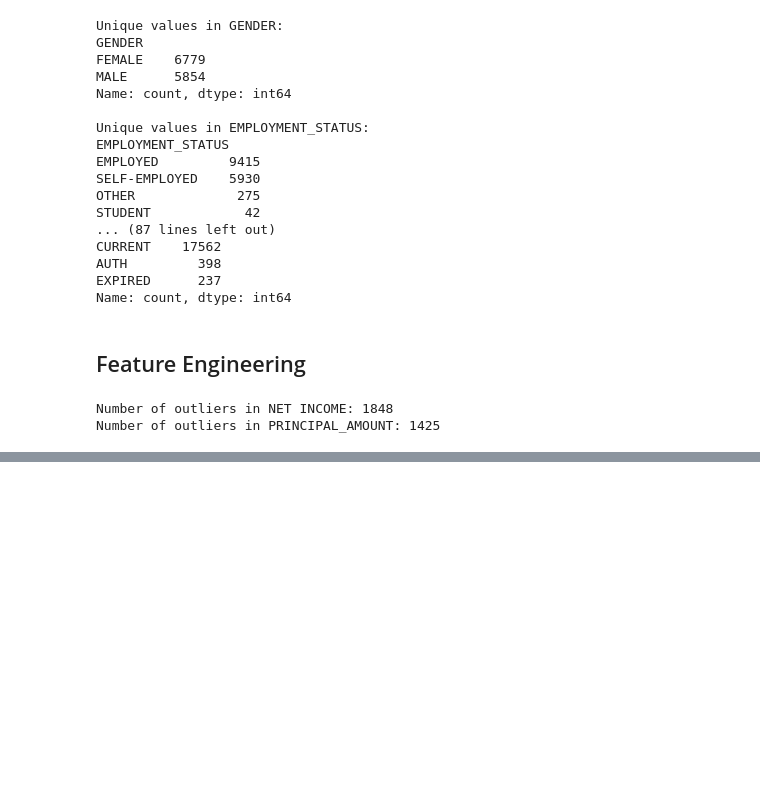
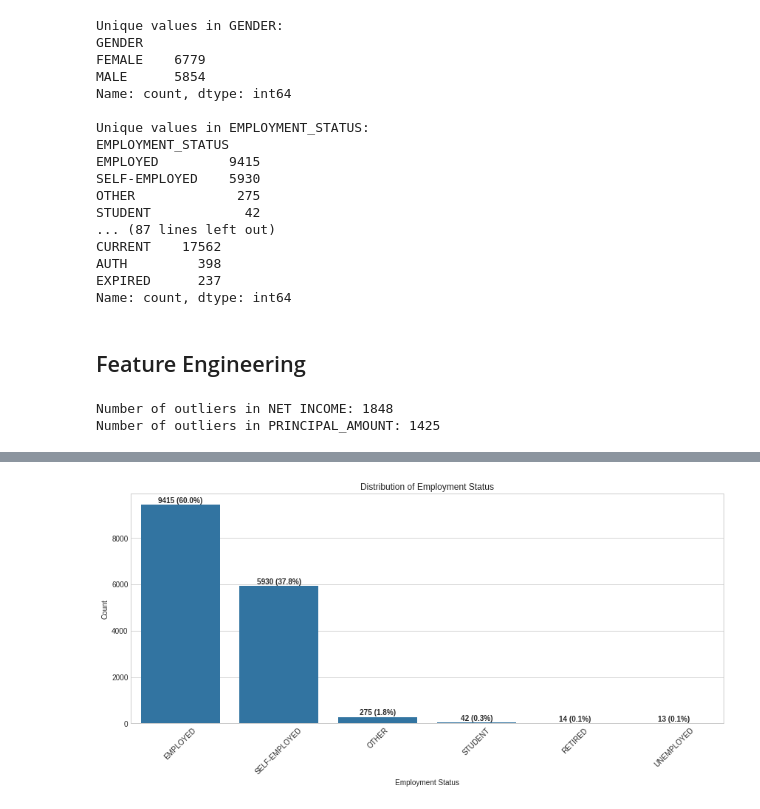
Before and after one commit to KaiFa254/SmartLender, a Jupyter notebook: notebooks/Alex.ipynb, the cells around one changed output, grey strips where cells are left out. Cells and saved outputs as stored; diff of their text form; code cells hidden in the pictures; blank space fills up the shorter version.

```diff
--- a/notebooks/Alex.ipynb
+++ b/notebooks/Alex.ipynb
@@ -307,0 +343,16 @@ Number of outliers in PRINCIPAL_AMOUNT: 1425
+# %%
+# Distribution of employment status
+plt.figure(figsize=(12, 6))
+employment_counts = df_clean['EMPLOYMENT_STATUS'].value_counts()
+sns.barplot(x=employment_counts.index, y=employment_counts.values)
+plt.title('Distribution of Employment Status')
+plt.xlabel('Employment Status')
+plt.ylabel('Count')
+plt.xticks(rotation=45)
+for i, v in enumerate(employment_counts.values):
+    plt.text(i, v + 100, f'{v} ({v/sum(employment_counts.values):.1%})',
+             horizontalalignment='center', fontweight='bold')
+plt.tight_layout()
+plt.show()
+# %% [output]
+[figure, added]
```
Also changed, not shown: parts of 38 cells of this notebook, 1 other file.
